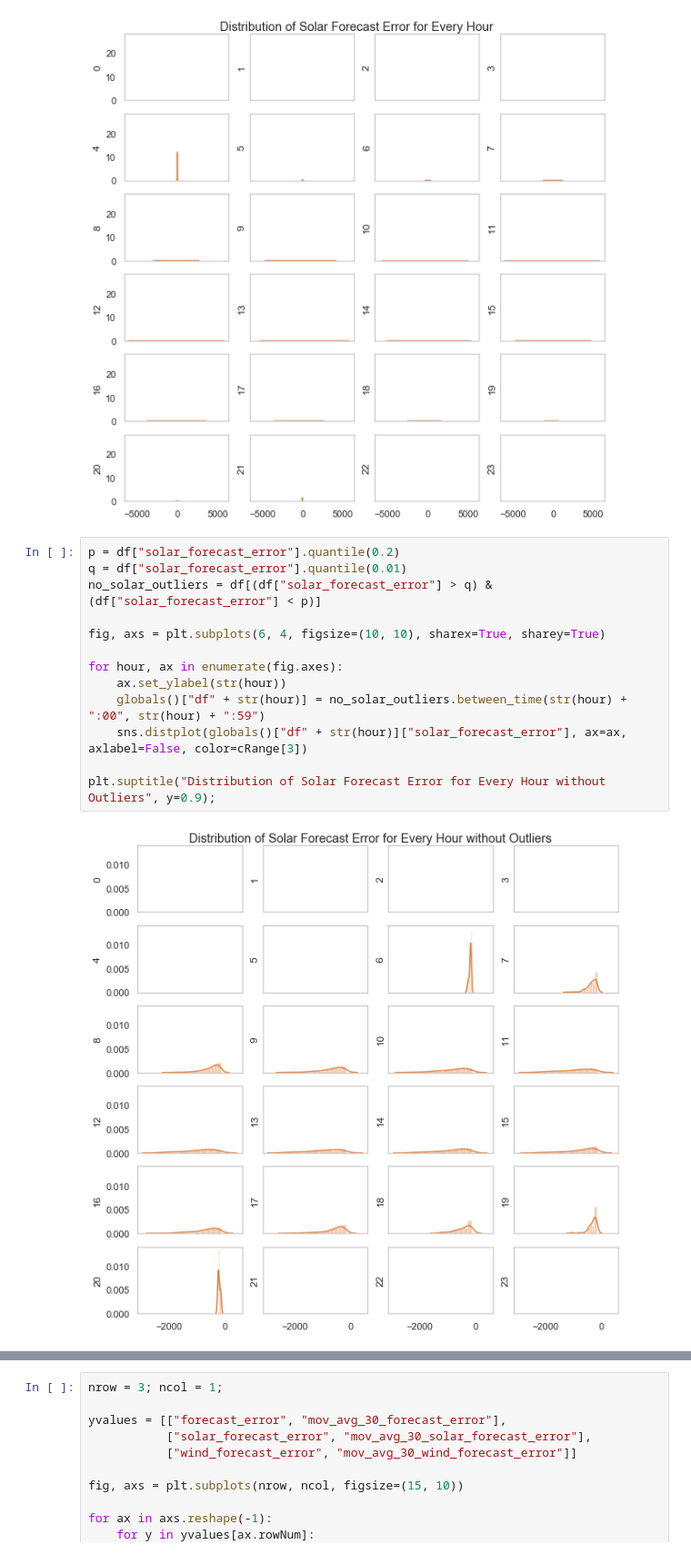
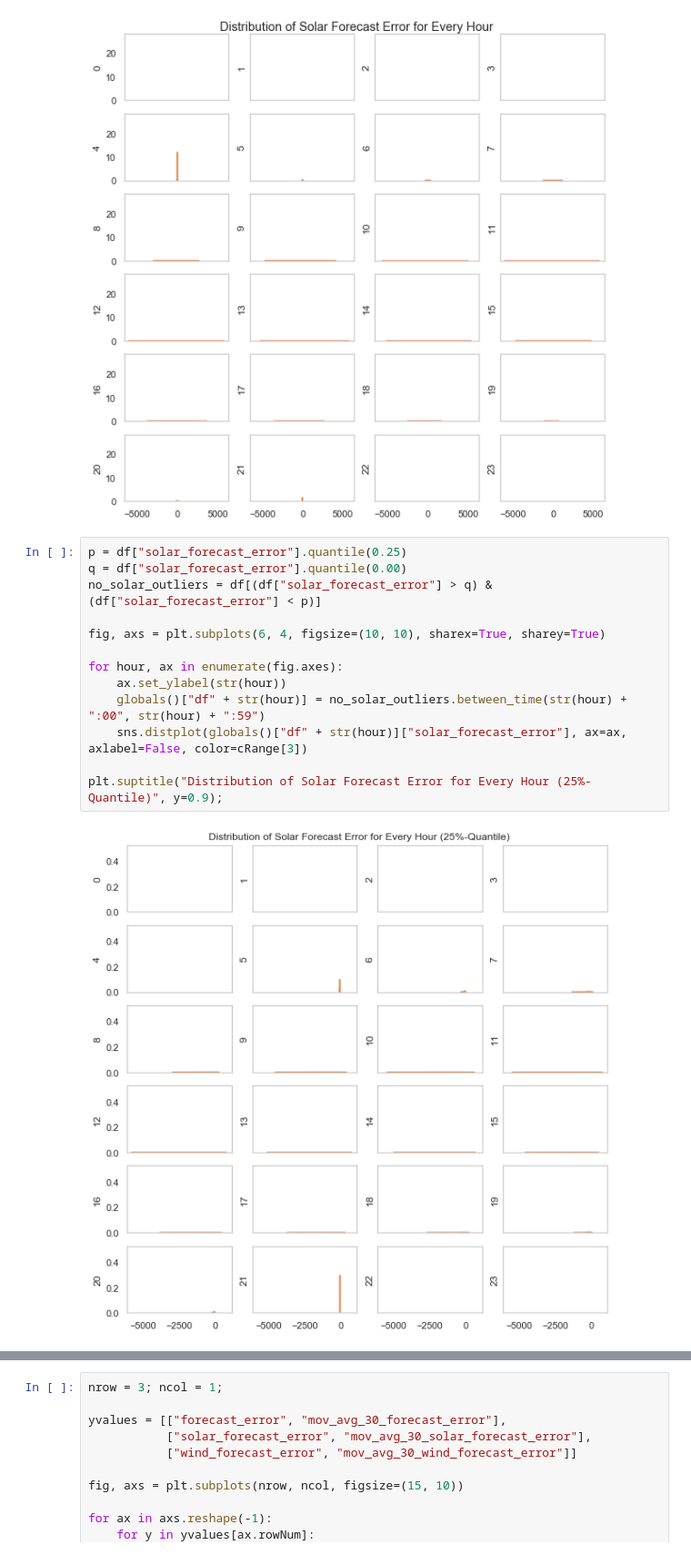
Before and after one commit to mauricepohl/pandas, a Jupyter notebook: 03_modeling/Tasks Maurice.ipynb, the cells around one changed output, grey strips where cells are left out. Shown at 91% size. Drawn from its saved outputs; the diff is of its cells as text.

```diff
--- a/03_modeling/Tasks Maurice.ipynb
+++ b/03_modeling/Tasks Maurice.ipynb
@@ -140,17 +142,17 @@ plt.suptitle("Distribution of Solar Forecast Error for Every Hour", y=0.9);
 # %% [output]
 [figure]
 # %%
-p = df["solar_forecast_error"].quantile(0.2)
-q = df["solar_forecast_error"].quantile(0.01)
+p = df["solar_forecast_error"].quantile(0.25)
+q = df["solar_forecast_error"].quantile(0.00)
 no_solar_outliers = df[(df["solar_forecast_error"] > q) & (df["solar_forecast_error"] < p)]
 
 fig, axs = plt.subplots(6, 4, figsize=(10, 10), sharex=True, sharey=True)
 
 for hour, ax in enumerate(fig.axes):
     ax.set_ylabel(str(hour))
     globals()["df" + str(hour)] = no_solar_outliers.between_time(str(hour) + ":00", str(hour) + ":59")
     sns.distplot(globals()["df" + str(hour)]["solar_forecast_error"], ax=ax, axlabel=False, color=cRange[3])
 
-plt.suptitle("Distribution of Solar Forecast Error for Every Hour without Outliers", y=0.9);
+plt.suptitle("Distribution of Solar Forecast Error for Every Hour (25%-Quantile)", y=0.9);
 # %% [output]
-[figure, old version]
+[figure, new version]
```
Also changed, not shown: parts of 8 cells of this notebook, 1 other file.
